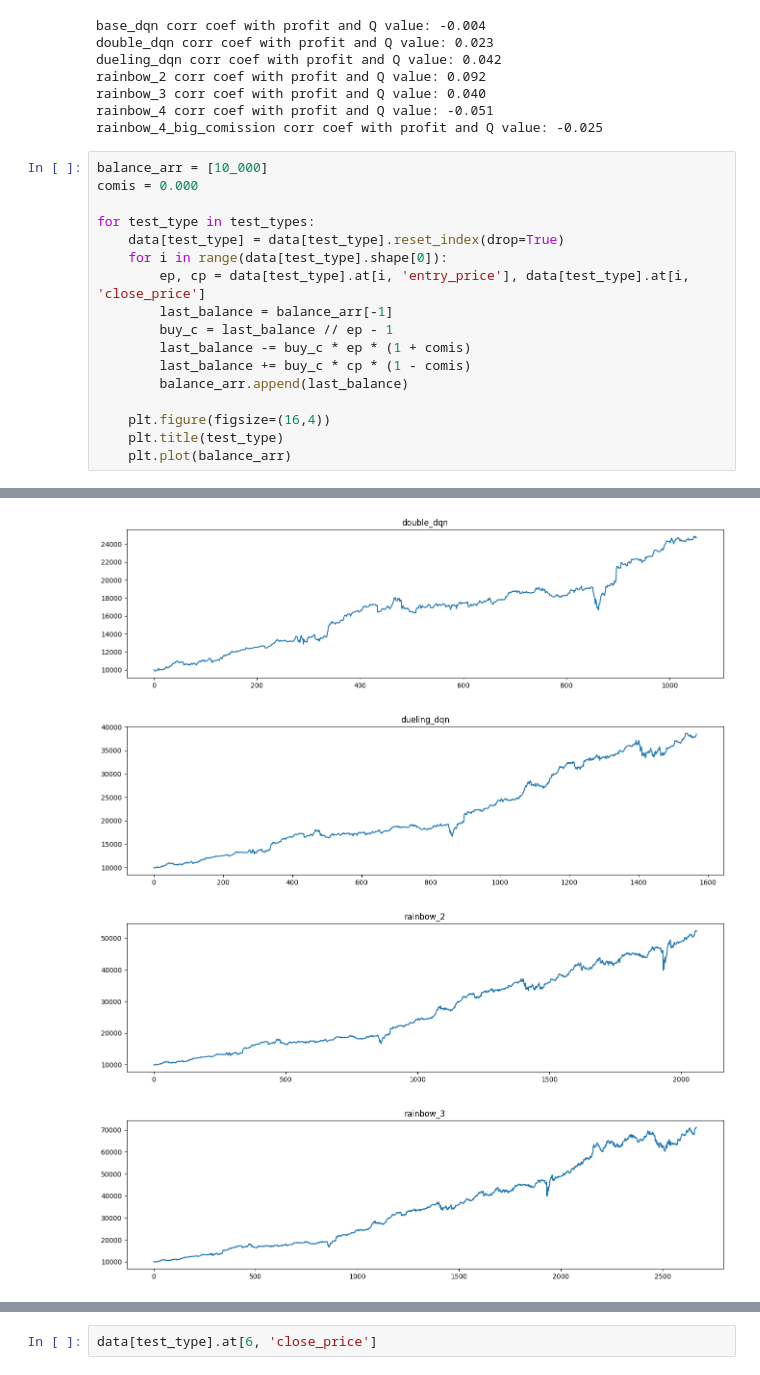
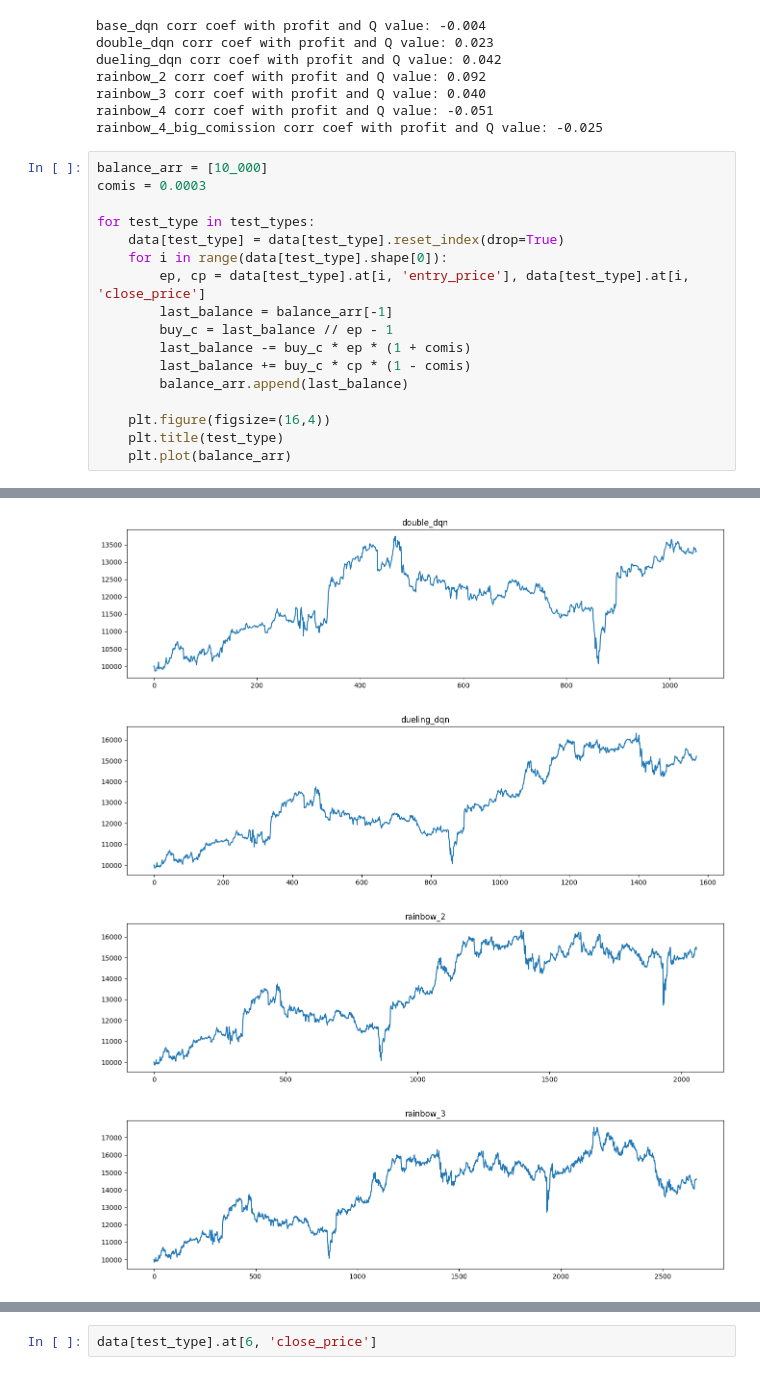
Before and after one commit to NLZer0/DQN_trading_bot, a Jupyter notebook: result_analyze.ipynb, the cells around one changed output, grey strips where cells are left out. Cells and saved outputs as stored; diff of their text form.

```diff
--- a/result_analyze.ipynb
+++ b/result_analyze.ipynb
@@ -123,7 +123,7 @@ rainbow_4 corr coef with profit and Q value: -0.051
 rainbow_4_big_comission corr coef with profit and Q value: -0.025
 # %%
 balance_arr = [10_000]
-comis = 0.000
+comis = 0.0003
 
 for test_type in test_types:
     data[test_type] = data[test_type].reset_index(drop=True)
@@ -143,4 +143,4 @@ for test_type in test_types:
-[figure, old version]
+[figure, new version]
-[figure, old version]
+[figure, new version]
-[figure, old version]
+[figure, new version]
-[figure, old version]
+[figure, new version]
```
Also changed, not shown: parts of 1 cell of this notebook.
